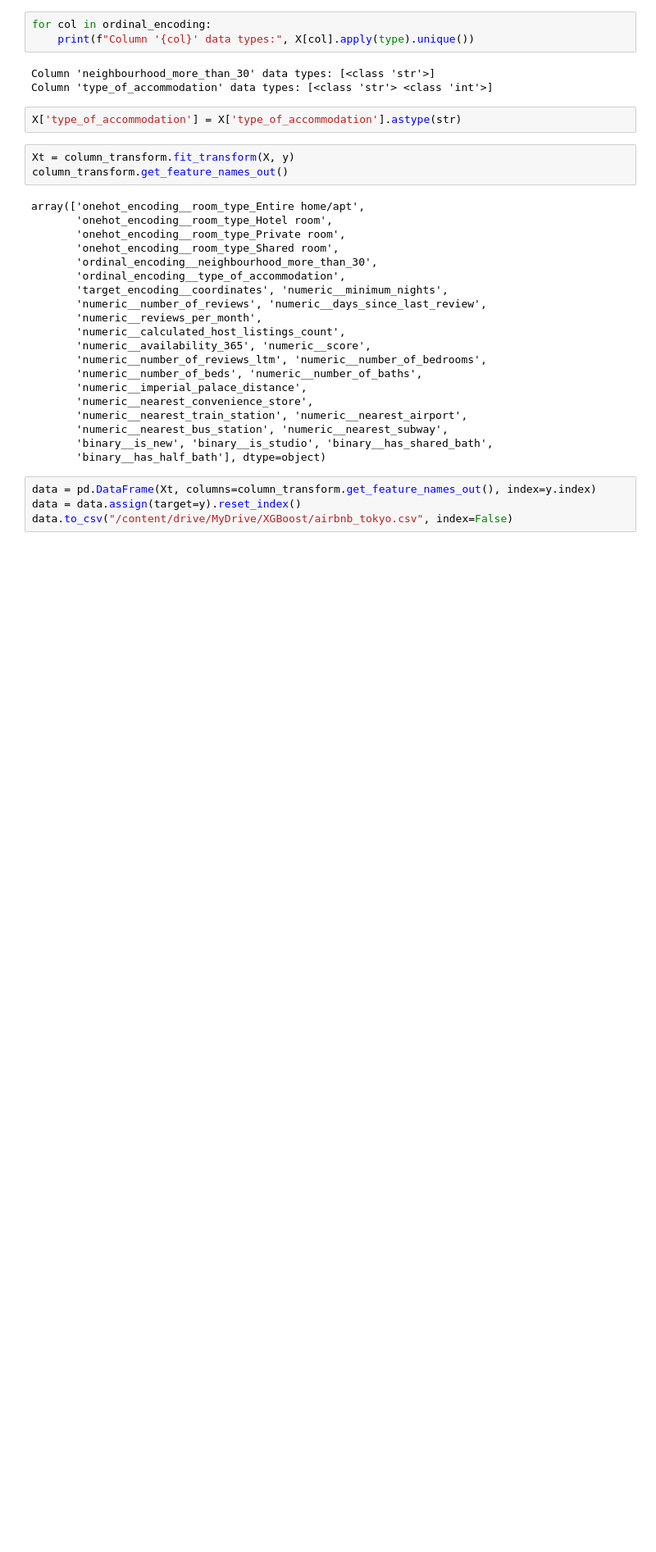
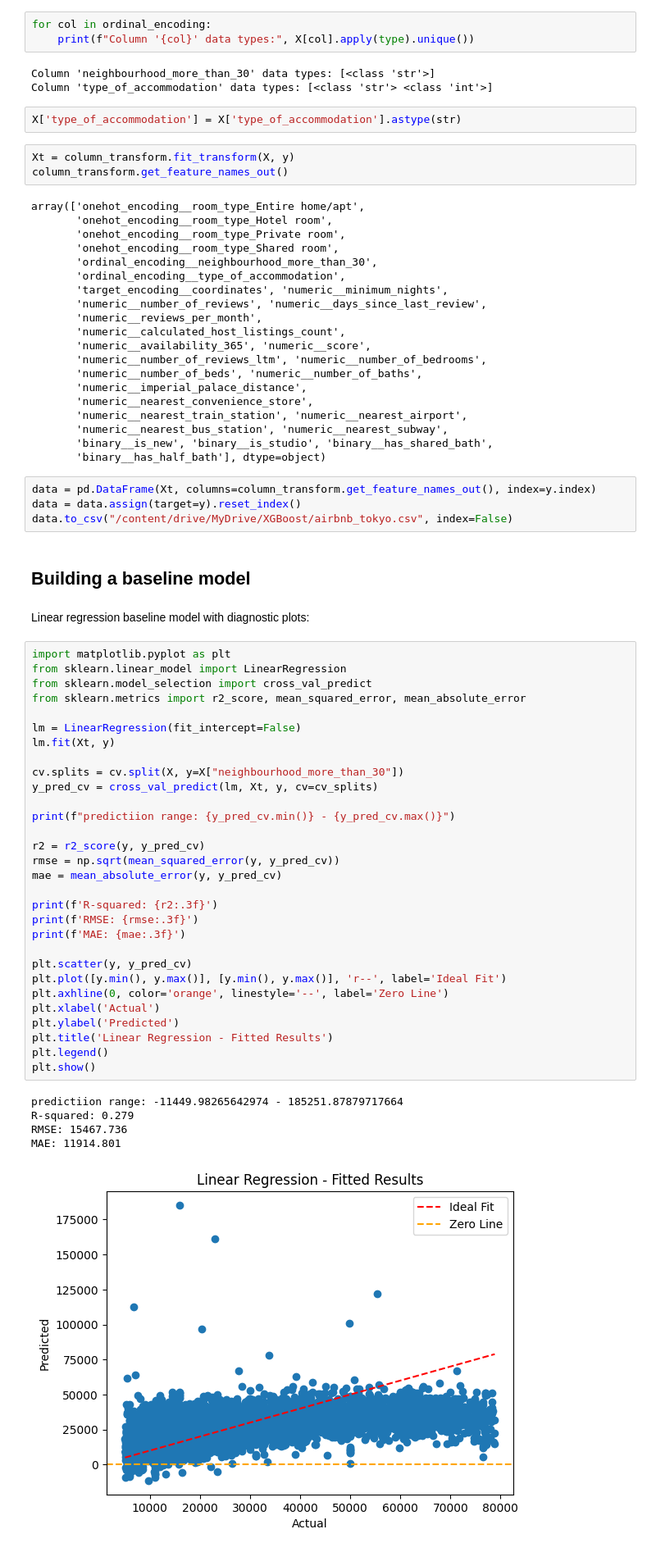
Before and after one commit to jeremysb1/xgboost, a Jupyter notebook: xgboost_model.ipynb, the cells around one changed output. Shown: that part at 82% size. Saved outputs shown, nothing was run; the diff lists cells and outputs as text; blank space fills up the shorter version.

Commit message:
added Linear regression baseline model with diagnostic plot

```diff
--- a/xgboost_model.ipynb
+++ b/xgboost_model.ipynb
@@ -541,3 +541,43 @@ array(['onehot_encoding__room_type_Entire home/apt',
 data = pd.DataFrame(Xt, columns=column_transform.get_feature_names_out(), index=y.index)
 data = data.assign(target=y).reset_index()
 data.to_csv("/content/drive/MyDrive/XGBoost/airbnb_tokyo.csv", index=False)
+# %% [markdown]
+## Building a baseline model
+# %% [markdown]
+Linear regression baseline model with diagnostic plots:
+# %%
+import matplotlib.pyplot as plt
+from sklearn.linear_model import LinearRegression
+from sklearn.model_selection import cross_val_predict
+from sklearn.metrics import r2_score, mean_squared_error, mean_absolute_error
+
+lm = LinearRegression(fit_intercept=False)
+lm.fit(Xt, y)
+
+cv.splits = cv.split(X, y=X["neighbourhood_more_than_30"])
+y_pred_cv = cross_val_predict(lm, Xt, y, cv=cv_splits)
+
+print(f"predictiion range: {y_pred_cv.min()} - {y_pred_cv.max()}")
+
+r2 = r2_score(y, y_pred_cv)
+rmse = np.sqrt(mean_squared_error(y, y_pred_cv))
+mae = mean_absolute_error(y, y_pred_cv)
+
+print(f'R-squared: {r2:.3f}')
+print(f'RMSE: {rmse:.3f}')
+print(f'MAE: {mae:.3f}')
+
+plt.scatter(y, y_pred_cv)
+plt.plot([y.min(), y.max()], [y.min(), y.max()], 'r--', label='Ideal Fit')
+plt.axhline(0, color='orange', linestyle='--', label='Zero Line')
+plt.xlabel('Actual')
+plt.ylabel('Predicted')
+plt.title('Linear Regression - Fitted Results')
+plt.legend()
+plt.show()
+# %% [output]
+predictiion range: -11449.98265642974 - 185251.87879717664
+R-squared: 0.279
+RMSE: 15467.736
+MAE: 11914.801
+[figure, added]
```
